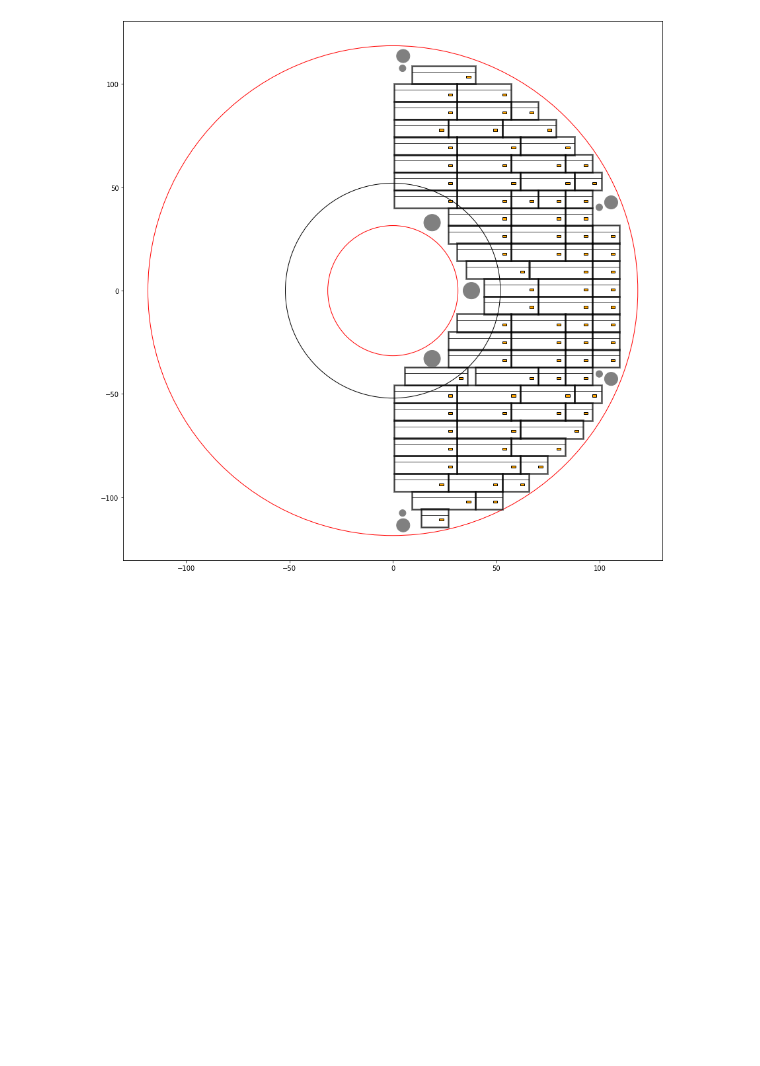
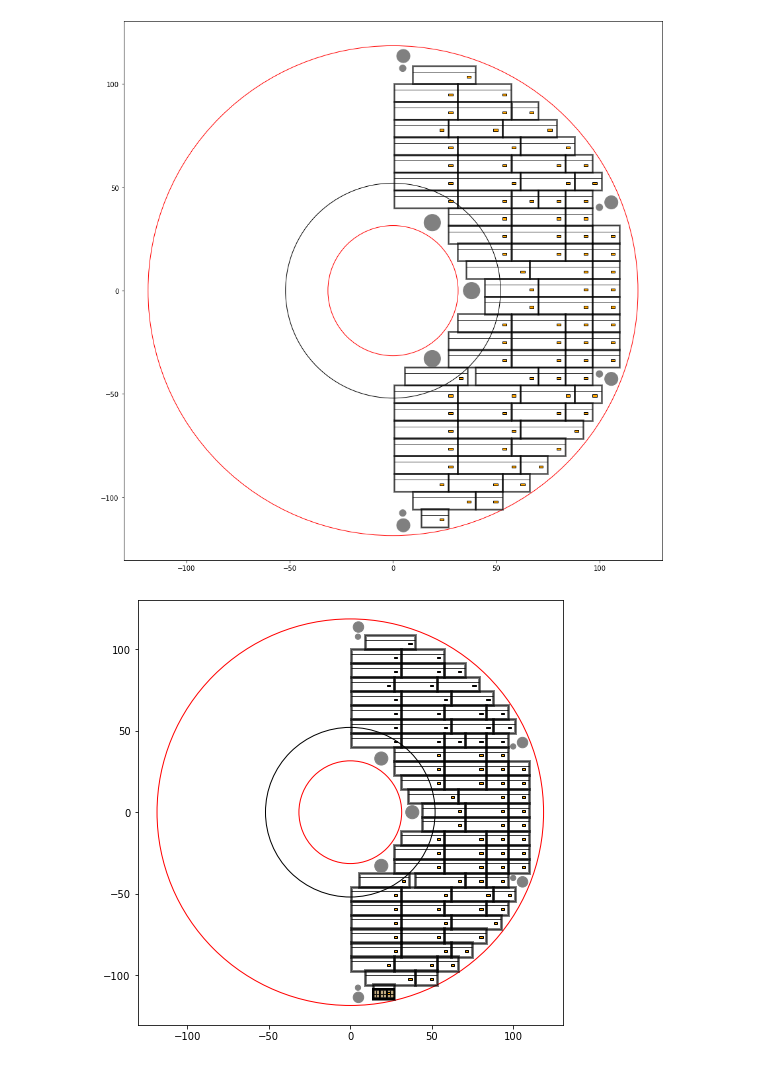
Before and after one commit to physiksgamez/ETL-SH-Design, a Jupyter notebook: layout_print.ipynb, the cells around one changed output. Drawn from its saved outputs; the diff is of its cells as text; code cells hidden in the pictures; blank space fills up the shorter version.

```diff
--- a/layout_print.ipynb
+++ b/layout_print.ipynb
@@ -403,3 +403,89 @@ plt.axis('scaled')
 plt.show()
 # %% [output]
 [figure]
+# %%
+s = Sensor(sensor_x, sensor_y,deadspace=0.03)  # 3 sides of 0.3mm, 1 side of 0.5mm
+m = Module(4.310, 5.750, n_sensor_x=2, n_sensor_y=2, sensor_distance_y=sensor_y+0.02, sensor_distance_x=sensor_x+0.02)
+# this module is now 1mm larger in y
+detector = {}
+edge_x = 6  # 6mm is the default
+m.populate(s) #put sensors on module
+module_gap = .05
+
+# specifying the width and the height of the box in inches
+fig = plt.figure(figsize=(box_width*cm2inch,box_height*cm2inch))
+ax = fig.add_subplot(111)
+#ax.plot([1,2,3])
+ax.set_ylim(0,35)
+ax.set_xlim(50,75)
+left_margin = 1.   # cm
+right_margin = 1.  # cm
+figure_width = 15. # cm
+figure_height = 15. # cm
+top_margin = 1.    # cm
+bottom_margin = 1. # cm
+
+box_width = left_margin + figure_width + right_margin   # cm
+box_height = top_margin + figure_height + bottom_margin # cm
+fig.subplots_adjust(left   = left_margin / box_width,
+                    bottom = bottom_margin / box_height,
+                    right  = 1. - right_margin / box_width,
+                    top    = 1. - top_margin   / box_height,
+                    )
+face = 'D2'
+
+inner = plt.Circle((0, 0), 31.5,fill=None, edgecolor='r')
+rad_boarder = plt.Circle((0, 0), 52.0,fill=None, edgecolor='black', linewidth=1)
+outer = plt.Circle((0, 0), 118.5,fill=None, edgecolor='r')
+
+
+plt.rcParams['figure.figsize'] = [15, 15]
+
+for mod in SM.modules:
+    plt.gca().add_patch(mod.getPolygon())
+    for sen in mod.sensors:
+        plt.gca().add_patch(sen.getPolygon())
+        plt.gca().add_patch(sen.getPolygon(active=True))
+
+
+plt.gca().add_patch(inner)
+plt.gca().add_patch(rad_boarder)
+plt.gca().add_patch(outer)
+
+for SM in supermodules:
+    plt.gca().add_patch(SM.getPolygon(alpha=0.5, fill=False))
+    plt.gca().add_patch(SM.VTRX.getPolygon(alpha=1.0))
+    plt.gca().add_patch(SM.PB.getPolygon(fill=False))
+    plt.gca().add_patch(SM.RB.getPolygon(fill=False))
+
+if False:
+    for dee in [face]:#new_layout:
+        for sen in new_layout[dee].sensors:
+            plt.gca().add_patch(sen.getPolygon(active=True, alpha=0.5))
+
+holes = []
+holes.append(plt.Circle((19.0, -32.9), 4.0,color='gray'))
+holes.append(plt.Circle((19.0, 32.9), 4.0,color='gray'))
+holes.append(plt.Circle((38.0, 0), 4.0,color='gray'))
+
+holes.append(plt.Circle((5.0, 113.53), 3.2,color='gray'))
+holes.append(plt.Circle((4.7, 107.6), 1.6,color='gray'))
+
+holes.append(plt.Circle((5.0, -113.53), 3.2,color='gray'))
+holes.append(plt.Circle((4.7, -107.6), 1.6,color='gray'))
+
+holes.append(plt.Circle((99.85, 40.315), 1.6,color='gray'))
+holes.append(plt.Circle((105.6, 42.7), 3.2,color='gray'))
+
+holes.append(plt.Circle((99.85, -40.315), 1.6,color='gray'))
+holes.append(plt.Circle((105.6, -42.7), 3.2,color='gray'))
+
+
+for hole in holes:
+    plt.gca().add_patch(hole)
+
+fig.savefig('ETL_Layout.png', dpi=500)
+plt.axis('scaled')
+plt.show()
+# %% [output]
+[figure, added]
```
